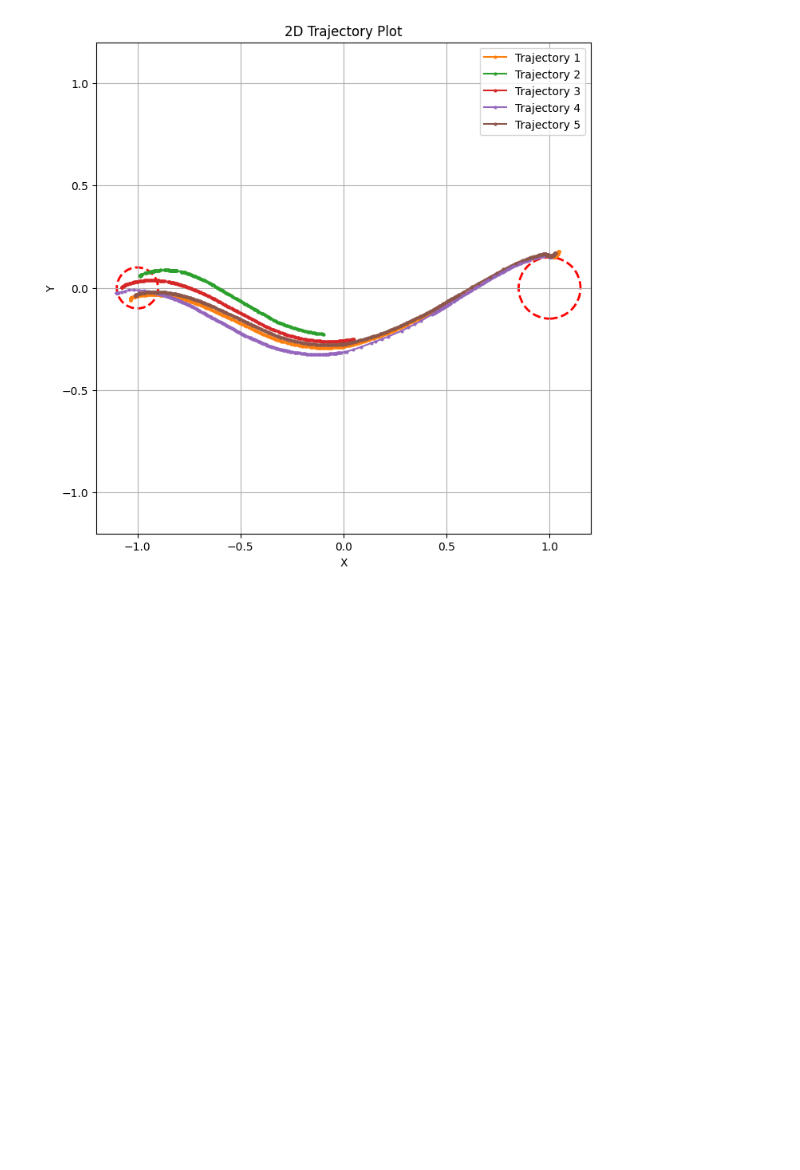
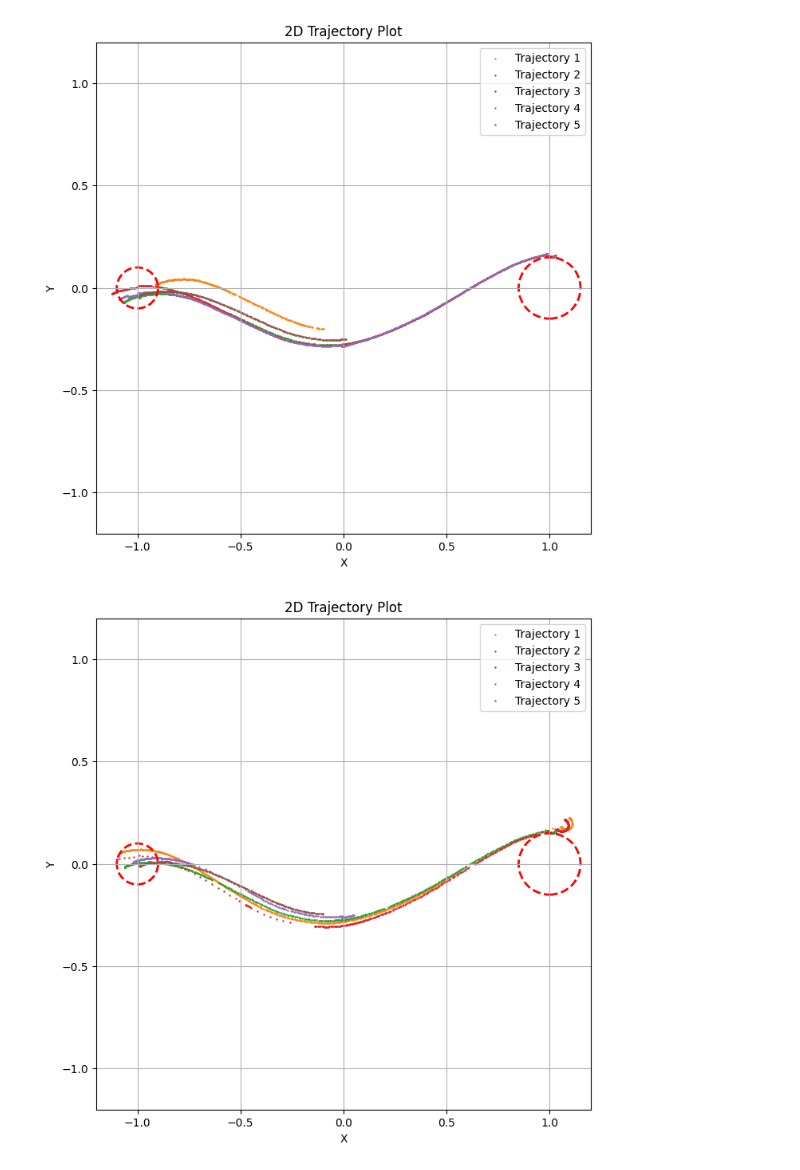
Before and after one commit to turcato-niccolo/test_turtlebot, a Jupyter notebook: results_gazebo.ipynb, the cells around one changed output. Saved outputs shown, nothing was run; the diff lists cells and outputs as text; code cells hidden in the pictures; blank space fills up the shorter version.

Commit message:
"data last seed"

```diff
--- a/results_gazebo.ipynb
+++ b/results_gazebo.ipynb
@@ -110,34 +108,37 @@ plot_evaluation_results(file_paths[2:3], smooth_length=1)
 # %%
 # Plot each trajectory
-plt.figure(figsize=(8, 8))
+
+for j in range(5):
+        plt.figure(figsize=(8, 8))
 
 
-for i in range(1, 6):
-        data = np.load(f'./trajectories/trajectory_ExpD3_64_128_2_4_{i}.npz')
-        pose = data['Trajectory']
-        x = pose[:, 0]
-        y = pose[:, 1]
-        plt.plot(x, y, label=f'Trajectory {i}', marker='o', markersize=2, color=f'C{i}')  # Plot each trajectory
+        for i in range(1, 6):
+                data = np.load(f'./trajectories/trajectory_ExpD3_64_128_2_{j}_{i}.npz')
+                pose = data['Trajectory']
+                x = pose[:, 0]
+                y = pose[:, 1]
+                plt.scatter(x, y, label=f'Trajectory {i}', marker='o', s=0.5, color=f'C{i}')  # Plot each trajectory
 
 
-# Plot the circle
-circle = plt.Circle((-1, 0), 0.1, color='r', fill=False, linewidth=2, linestyle='--')  # Circle with center (-0.9, 0) and radius 0.1
-plt.gca().add_patch(circle)
+        # Plot the circle
+        circle = plt.Circle((-1, 0), 0.1, color='r', fill=False, linewidth=2, linestyle='--')  # Circle with center (-0.9, 0) and radius 0.1
+        plt.gca().add_patch(circle)
 
-# Plot the circle
-circle = plt.Circle((1, 0), 0.15, color='r', fill=False, linewidth=2, linestyle='--')  # Circle with center (1, 0) and radius 0.15
-plt.gca().add_patch(circle)
+        # Plot the circle
+        circle = plt.Circle((1, 0), 0.15, color='r', fill=False, linewidth=2, linestyle='--')  # Circle with center (1, 0) and radius 0.15
+        plt.gca().add_patch(circle)
 
-# Add labels and title
-plt.xlabel('X')
-plt.ylabel('Y')
-plt.title('2D Trajectory Plot')
-plt.grid(True)
-plt.legend()
-plt.xlim(-1.2, 1.2)
-plt.ylim(-1.2, 1.2)
+        # Add labels and title
+        plt.xlabel('X')
+        plt.ylabel('Y')
+        plt.title('2D Trajectory Plot')
+        plt.grid(True)
+        plt.legend()
+        plt.xlim(-1.2, 1.2)
+        plt.ylim(-1.2, 1.2)
 
-# Show the plot
-plt.show()
+        # Show the plot
+        plt.show()
 # %% [output]
-[figure, old version]
+[figure, new version]
+[figure, added]
```
Also changed, not shown: parts of 2 cells of this notebook, 4 other files.
